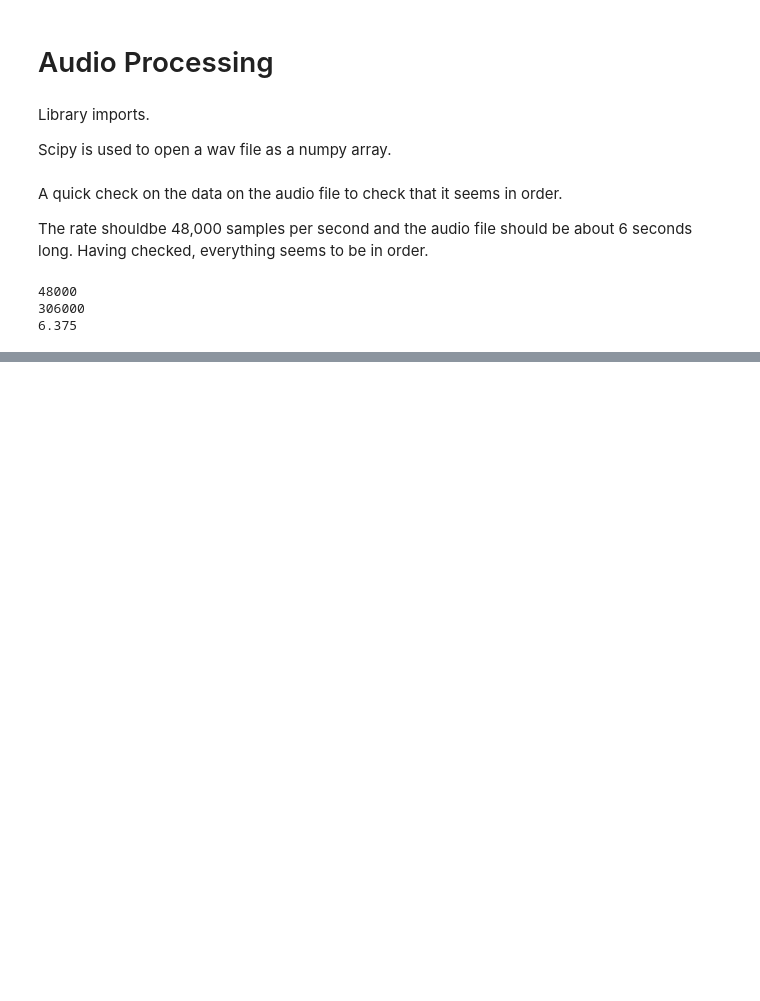
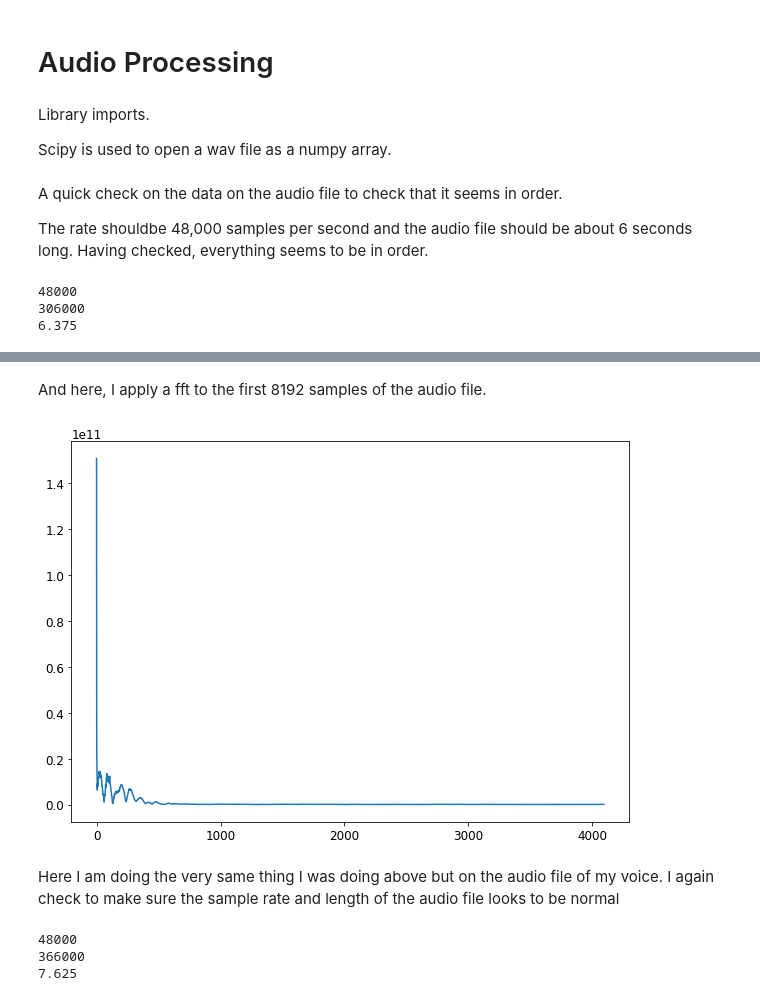
Before and after one commit to ThibaultHuyet/data_parsing, a Jupyter notebook: Audio.ipynb, the cells around one changed output, grey strips where cells are left out. Saved outputs shown, nothing was run; the diff lists cells and outputs as text; code cells hidden in the pictures; blank space fills up the shorter version.

```diff
--- a/Audio.ipynb
+++ b/Audio.ipynb
@@ -41,0 +47,24 @@ plt.show()
+# %% [markdown]
+And here, I apply a fft to the first 8192 samples of the audio file.
+# %%
+yFreq = np.fft.fft(data[:8191])
+
+d = int(len(yFreq)/2)
+
+plt.figure(figsize=(10,7))
+plt.plot(abs(yFreq[:d - 1]))
+plt.show()
+# %% [output]
+[figure, added]
+# %% [markdown]
+Here I am doing the very same thing I was doing above but on the audio file of my voice. I again check to make sure the sample rate and length of the audio file looks to be normal
+# %%
+rate, data = scipy.io.wavfile.read(SPEECH)
+
+print(rate)
+print(len(data))
+print(len(data)/rate)
+# %% [output]
+48000
+366000
+7.625
```
Also changed, not shown: parts of 7 cells of this notebook.
